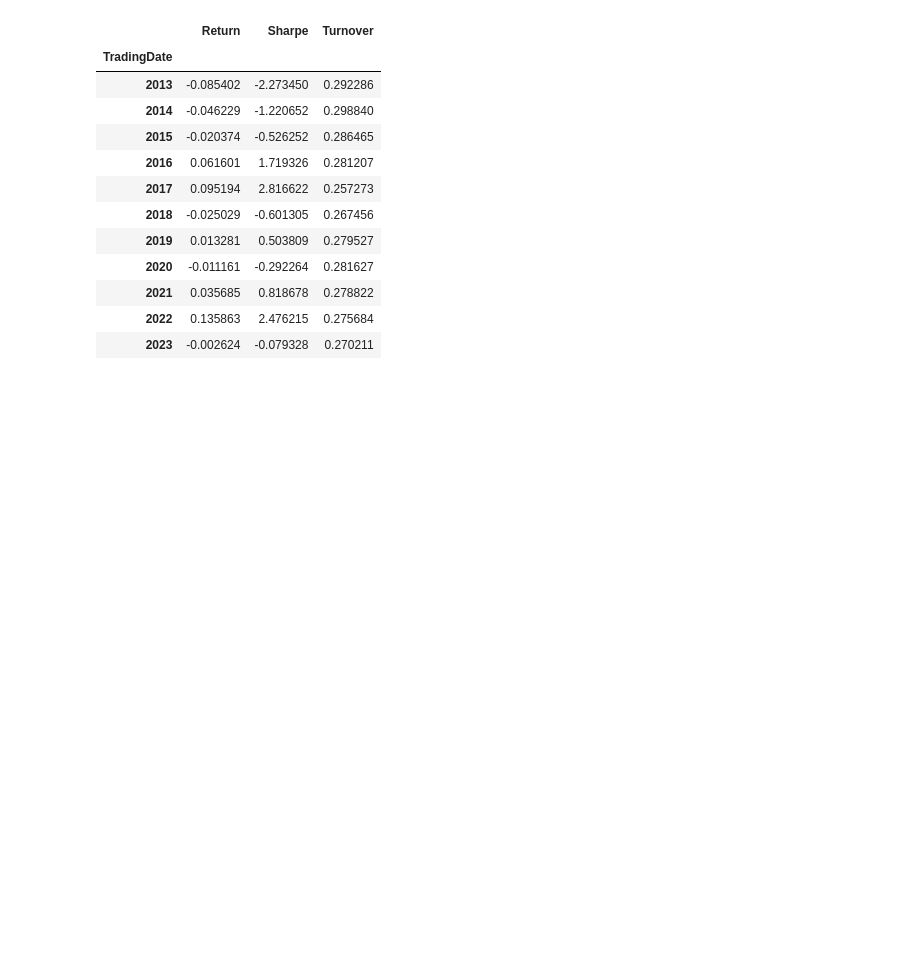
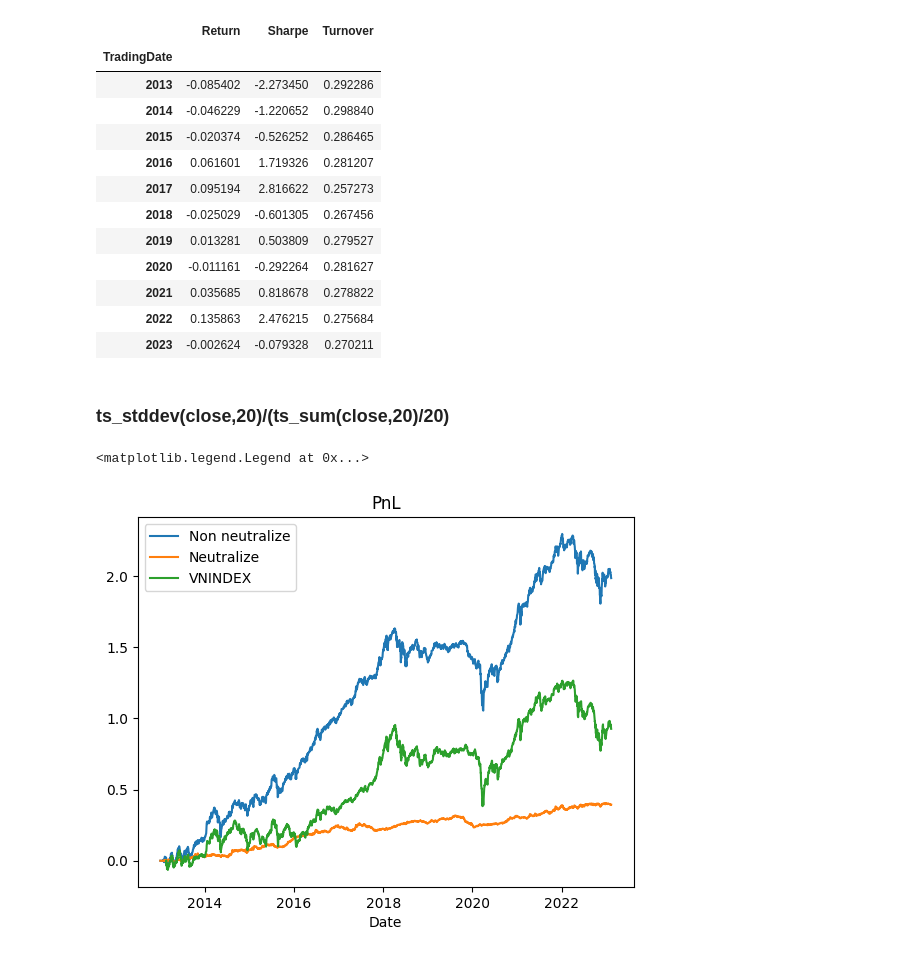
Before and after one commit to khanhtrinh2003/VN30-Strategy, a Jupyter notebook: main.ipynb, the cells around one changed output. Cells and saved outputs as stored; diff of their text form; code cells hidden in the pictures; blank space fills up the shorter version.

```diff
--- a/main.ipynb
+++ b/main.ipynb
@@ -140,3 +140,11 @@ b.get_summary()
 | 2021 | 0.035685 | 0.818678 | 0.278822 |
 | 2022 | 0.135863 | 2.476215 | 0.275684 |
 | 2023 | -0.002624 | -0.079328 | 0.270211 |
+# %% [markdown]
+### ts_stddev(close,20)/(ts_sum(close,20)/20)
+# %%
+alpha3 = close.rolling(20).std()/close.rolling(20).mean()
+alpha3 = alpha3.rank(ascending=True)
+# %%
+w =weights1(alpha3, neutrali=0)
+w1 =weights1(alpha3,neutrali=1)
@@ -142,0 +195,14 @@ b.get_summary()
+# %%
+a = Simresult(w,returns)
+a.plot_pnl("Non neutralize")
+
+b = Simresult(w1,returns)
+b.plot_pnl("Neutralize")
+
+m=get_index_series(index_code='VNINDEX', time_range='TenYears')
+m["i"]=pd.to_datetime(m["tradingDate"])
+plt.plot(m["i"],np.cumsum(m["indexValue"].pct_change()), label="VNINDEX")
+plt.legend()
+# %% [output]
+<matplotlib.legend.Legend at 0x...>
+[figure, added]
```
Also changed, not shown: parts of 3 cells of this notebook, 1 other file.
